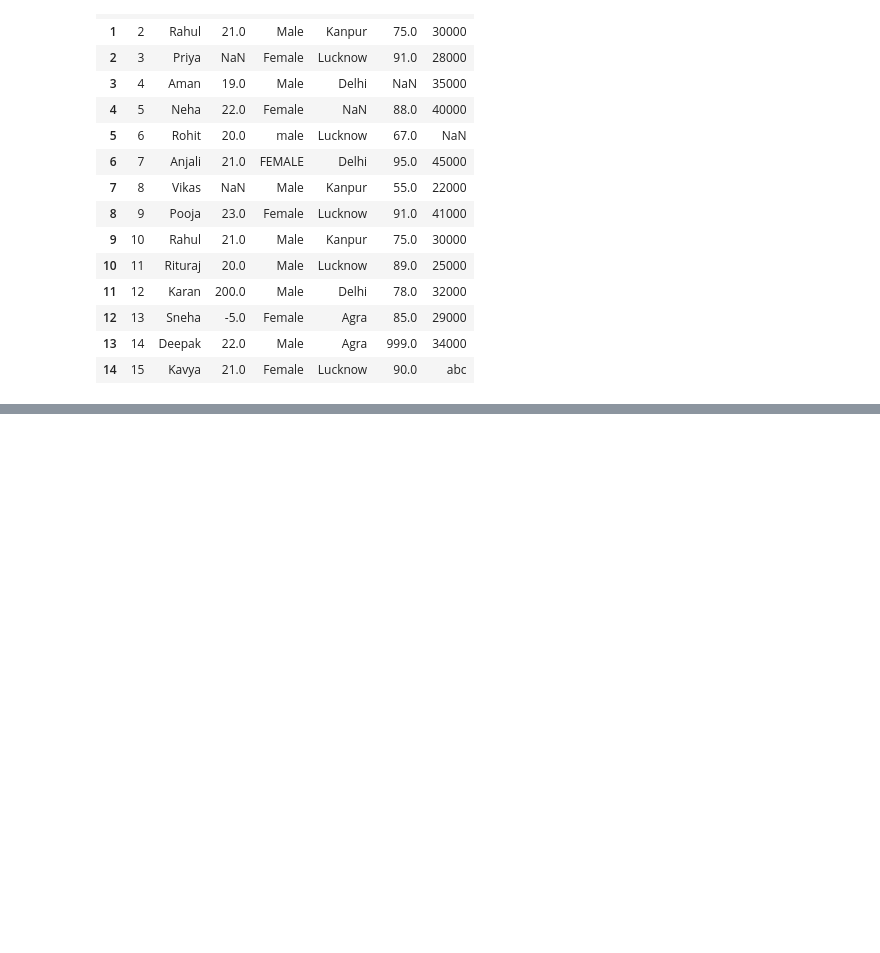
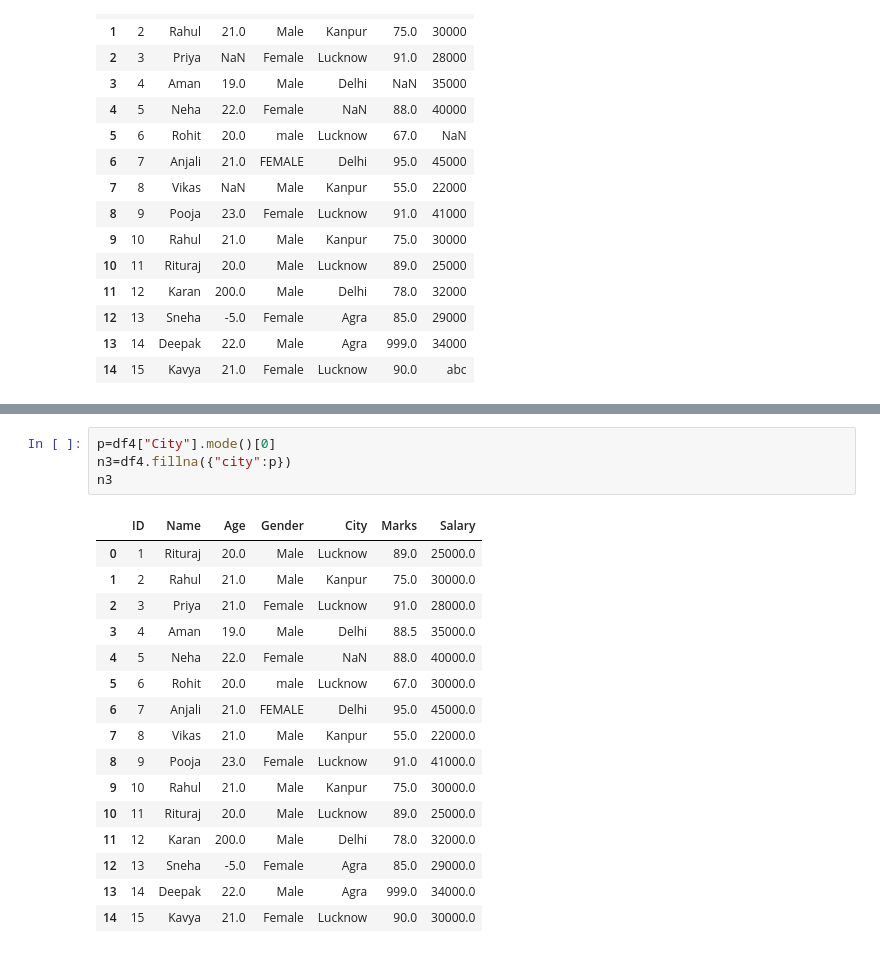
Before and after one commit to rituraj-365-lab/AI_Mafia_Machine_Learning, a Jupyter notebook: PANDAS PRAC.ipynb, the cells around one changed output, grey strips where cells are left out. Drawn from its saved outputs; the diff is of its cells as text; blank space fills up the shorter version.

```diff
--- a/PANDAS PRAC.ipynb
+++ b/PANDAS PRAC.ipynb
@@ -457,0 +469,21 @@ n3
+# %%
+p=df4["City"].mode()[0]
+n3=df4.fillna({"city":p})
+n3
+# %% [output]
+|  | ID | Name | Age | Gender | City | Marks | Salary |
+| 0 | 1 | Rituraj | 20.0 | Male | Lucknow | 89.0 | 25000.0 |
+| 1 | 2 | Rahul | 21.0 | Male | Kanpur | 75.0 | 30000.0 |
+| 2 | 3 | Priya | 21.0 | Female | Lucknow | 91.0 | 28000.0 |
+| 3 | 4 | Aman | 19.0 | Male | Delhi | 88.5 | 35000.0 |
+| 4 | 5 | Neha | 22.0 | Female | NaN | 88.0 | 40000.0 |
+| 5 | 6 | Rohit | 20.0 | male | Lucknow | 67.0 | 30000.0 |
+| 6 | 7 | Anjali | 21.0 | FEMALE | Delhi | 95.0 | 45000.0 |
+| 7 | 8 | Vikas | 21.0 | Male | Kanpur | 55.0 | 22000.0 |
+| 8 | 9 | Pooja | 23.0 | Female | Lucknow | 91.0 | 41000.0 |
+| 9 | 10 | Rahul | 21.0 | Male | Kanpur | 75.0 | 30000.0 |
+| 10 | 11 | Rituraj | 20.0 | Male | Lucknow | 89.0 | 25000.0 |
+| 11 | 12 | Karan | 200.0 | Male | Delhi | 78.0 | 32000.0 |
+| 12 | 13 | Sneha | -5.0 | Female | Agra | 85.0 | 29000.0 |
+| 13 | 14 | Deepak | 22.0 | Male | Agra | 999.0 | 34000.0 |
+| 14 | 15 | Kavya | 21.0 | Female | Lucknow | 90.0 | 30000.0 |
```
Also changed, not shown: parts of 6 cells of this notebook.
